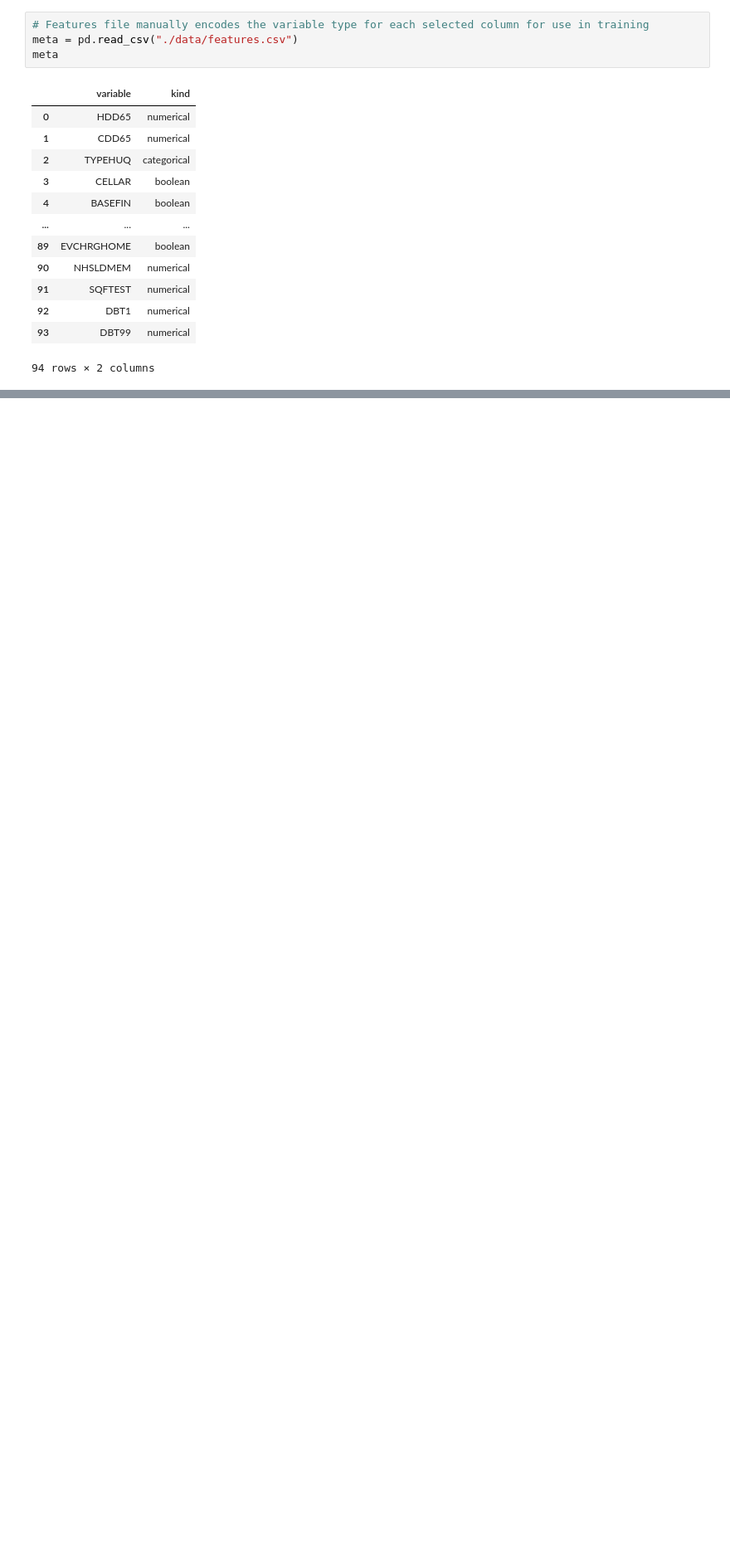
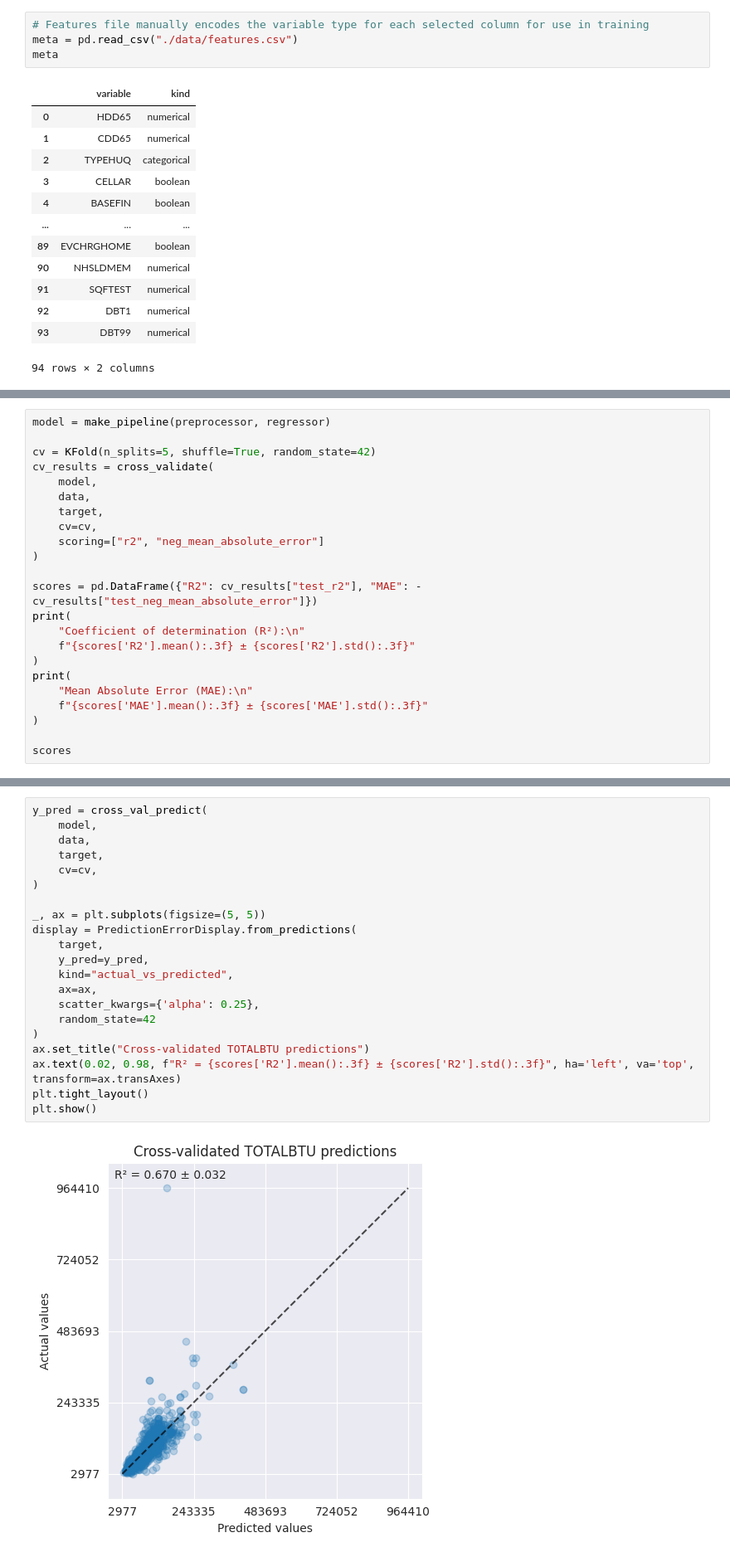
Before and after one commit to jon-codes/c964-model, a Jupyter notebook: model.ipynb, the cells around one changed output, grey strips where cells are left out. Shown: that part at 83% size. Cells and saved outputs as stored; diff of their text form; blank space fills up the shorter version.

Commit message:
Initial model evaluations

```diff
--- a/model.ipynb
+++ b/model.ipynb
@@ -344,0 +263,23 @@ Fitting 5 folds for each of 1 candidates, totalling 5 fits
+# %%
+model = make_pipeline(preprocessor, regressor)
+
+cv = KFold(n_splits=5, shuffle=True, random_state=42)
+cv_results = cross_validate(
+    model,
+    data,
+    target,
+    cv=cv,
+    scoring=["r2", "neg_mean_absolute_error"]
+)
+
+scores = pd.DataFrame({"R2": cv_results["test_r2"], "MAE": -cv_results["test_neg_mean_absolute_error"]})
+print(
+    "Coefficient of determination (R²):\n"
+    f"{scores['R2'].mean():.3f} ± {scores['R2'].std():.3f}"
+)
+print(
+    "Mean Absolute Error (MAE):\n"
+    f"{scores['MAE'].mean():.3f} ± {scores['MAE'].std():.3f}"
+)
+
+scores
@@ -344,0 +297,23 @@ Fitting 5 folds for each of 1 candidates, totalling 5 fits
+# %%
+y_pred = cross_val_predict(
+    model,
+    data,
+    target,
+    cv=cv,
+)
+
+_, ax = plt.subplots(figsize=(5, 5))
+display = PredictionErrorDisplay.from_predictions(
+    target,
+    y_pred=y_pred,
+    kind="actual_vs_predicted",
+    ax=ax,
+    scatter_kwargs={'alpha': 0.25},
+    random_state=42
+)
+ax.set_title("Cross-validated TOTALBTU predictions")
+ax.text(0.02, 0.98, f"R² = {scores['R2'].mean():.3f} ± {scores['R2'].std():.3f}", ha='left', va='top', transform=ax.transAxes)
+plt.tight_layout()
+plt.show()
+# %% [output]
+[figure, added]
```
Also changed, not shown: parts of 28 cells of this notebook.
